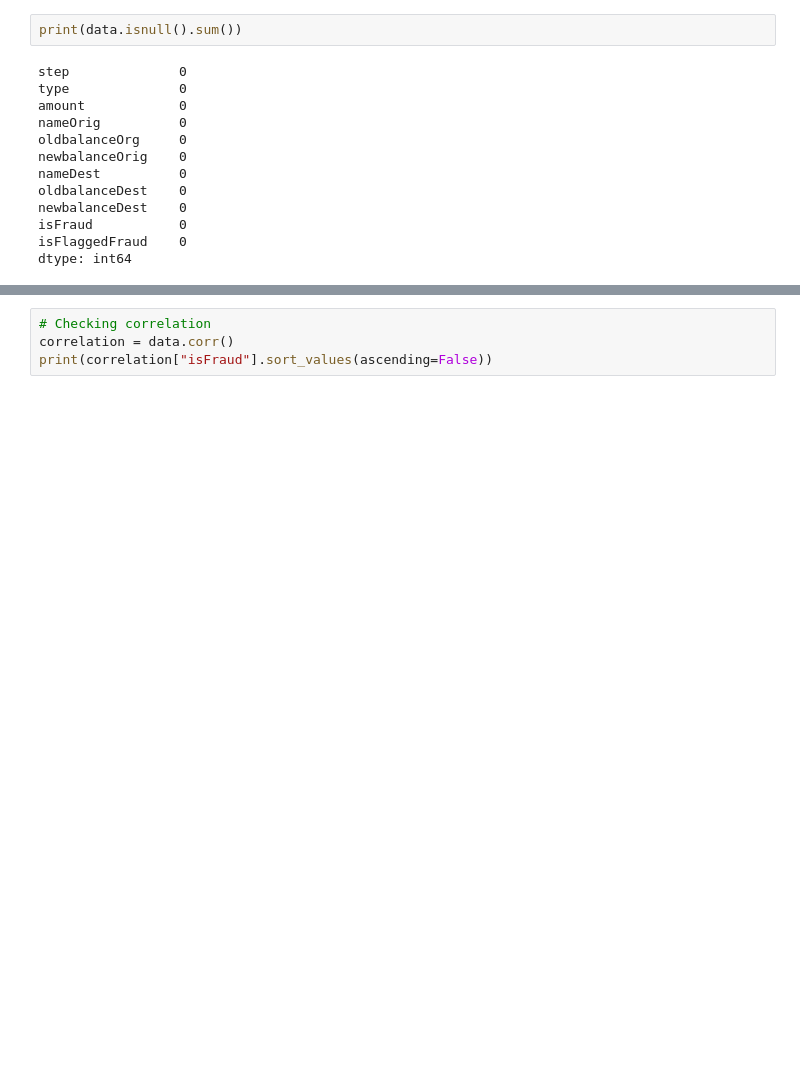
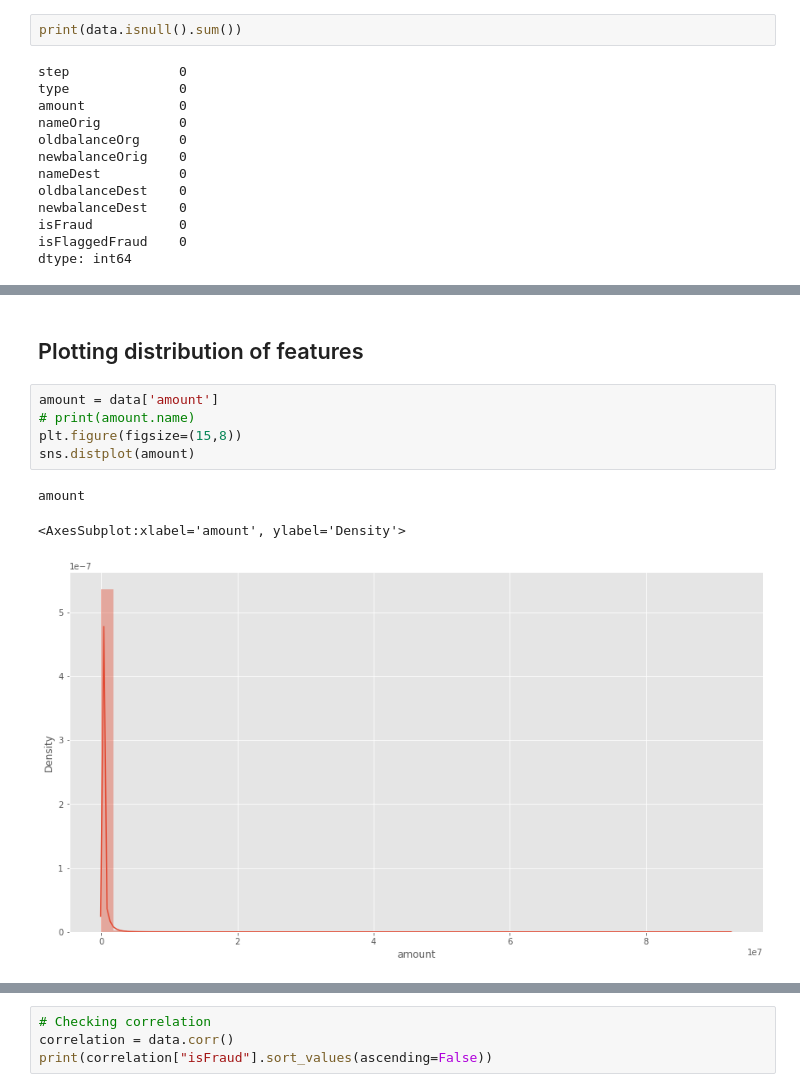
Before and after one commit to yazanattar99/creditCardFraudDetection, a Jupyter notebook: src/main.ipynb, the cells around one changed output, grey strips where cells are left out. Saved outputs shown, nothing was run; the diff lists cells and outputs as text; blank space fills up the shorter version.

```diff
--- a/src/main.ipynb
+++ b/src/main.ipynb
@@ -41,0 +85,11 @@ dtype: int64
+# %% [markdown]
+## Plotting distribution of features
+# %%
+amount = data['amount']
+# print(amount.name)
+plt.figure(figsize=(15,8))
+sns.distplot(amount)
+# %% [output]
+amount
+<AxesSubplot:xlabel='amount', ylabel='Density'>
+[figure, added]
```
Also changed, not shown: parts of 13 cells of this notebook.
